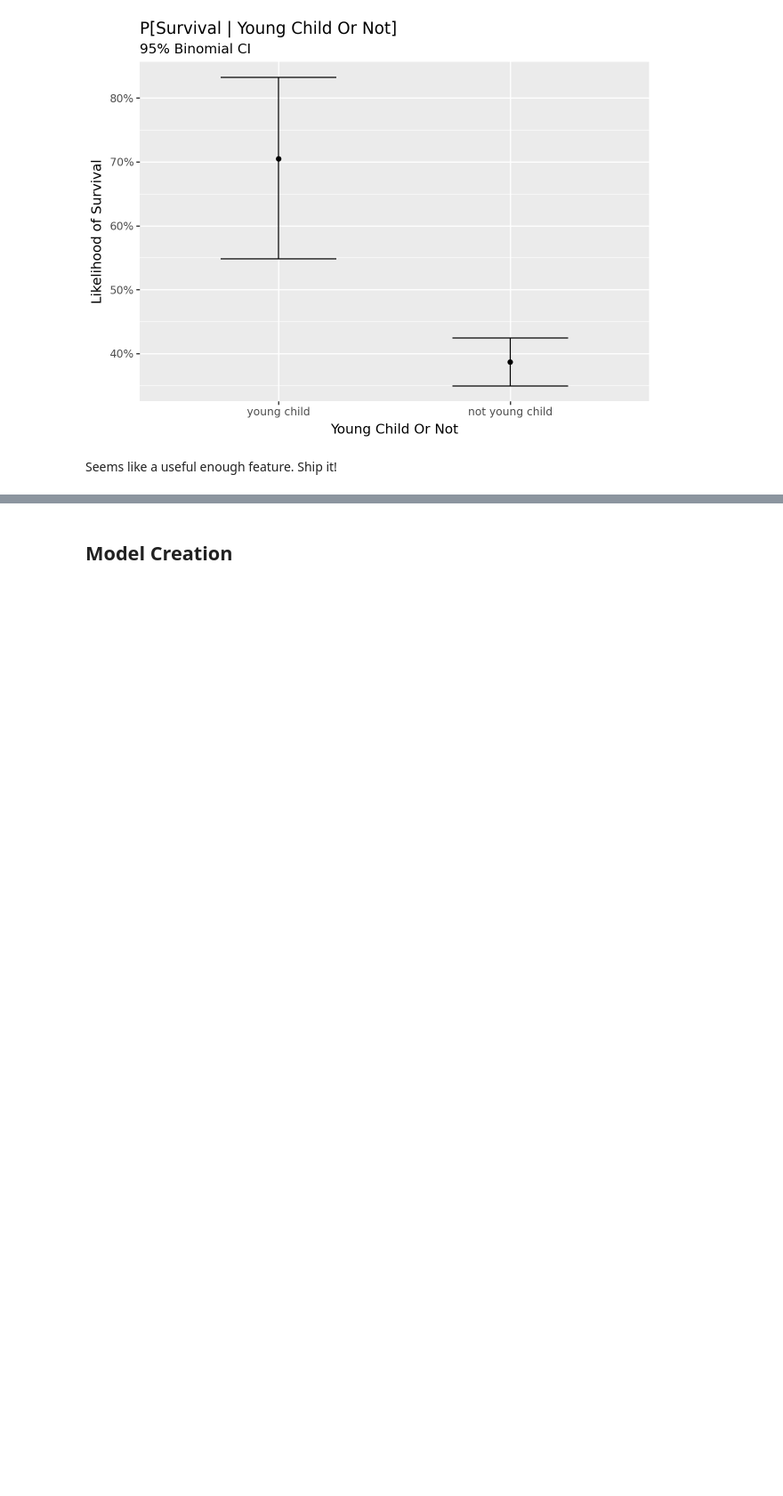
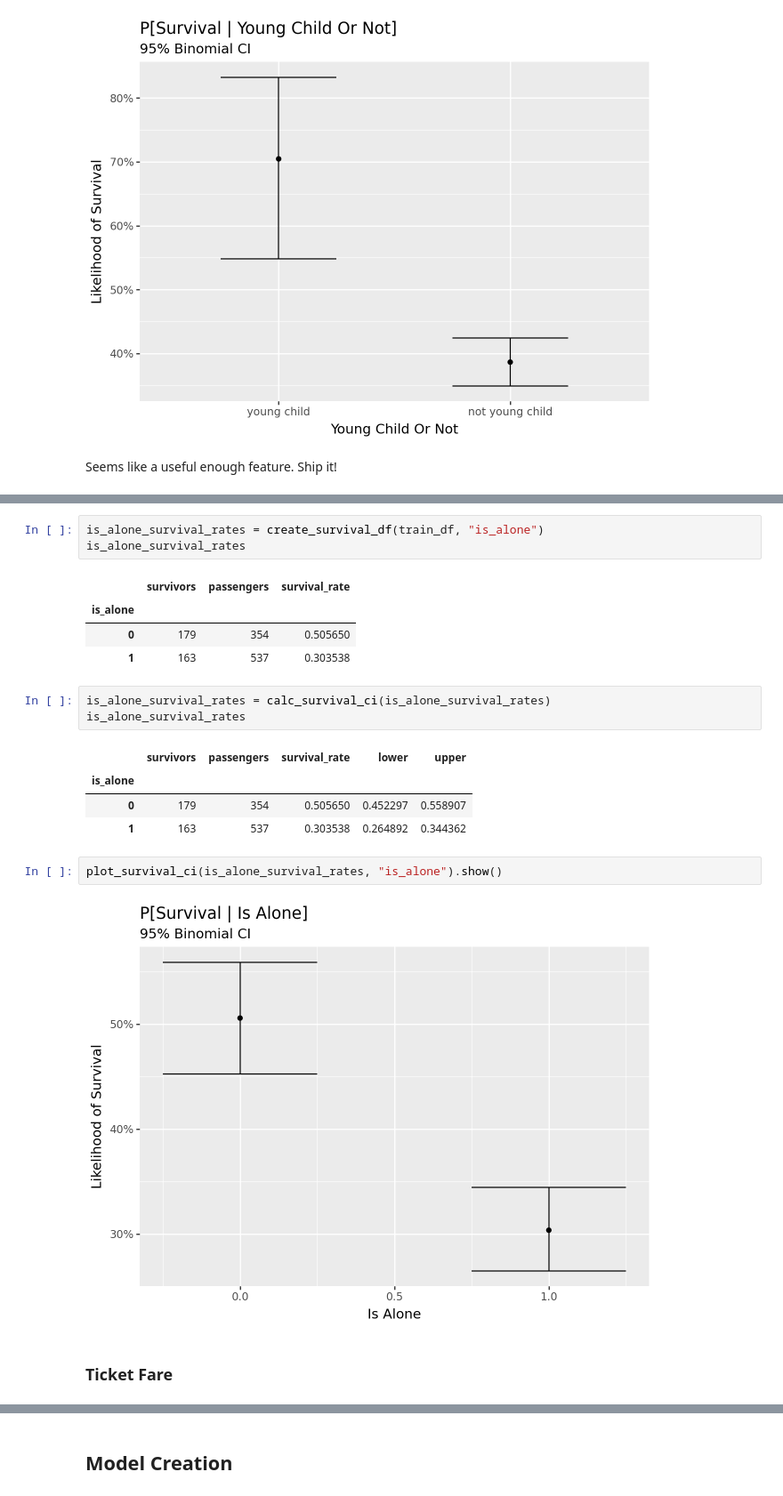
Before and after one commit to Paul-J-Wissler/kaggle-titanic-conformal-prediction, a Jupyter notebook: analysis.ipynb, the cells around one changed output, grey strips where cells are left out. Shown at 89% size. Drawn from its saved outputs; the diff is of its cells as text; blank space fills up the shorter version.

```diff
--- a/analysis.ipynb
+++ b/analysis.ipynb
@@ -499,0 +596,22 @@ Seems like a useful enough feature. Ship it!
+# %%
+is_alone_survival_rates = create_survival_df(train_df, "is_alone")
+is_alone_survival_rates
+# %% [output]
+|  | survivors | passengers | survival_rate |
+| is_alone |  |  |  |
+| 0 | 179 | 354 | 0.505650 |
+| 1 | 163 | 537 | 0.303538 |
+# %%
+is_alone_survival_rates = calc_survival_ci(is_alone_survival_rates)
+is_alone_survival_rates
+# %% [output]
+|  | survivors | passengers | survival_rate | lower | upper |
+| is_alone |  |  |  |  |  |
+| 0 | 179 | 354 | 0.505650 | 0.452297 | 0.558907 |
+| 1 | 163 | 537 | 0.303538 | 0.264892 | 0.344362 |
+# %%
+plot_survival_ci(is_alone_survival_rates, "is_alone").show()
+# %% [output]
+[figure, added]
+# %% [markdown]
+### Ticket Fare
```
Also changed, not shown: parts of 29 cells of this notebook.
